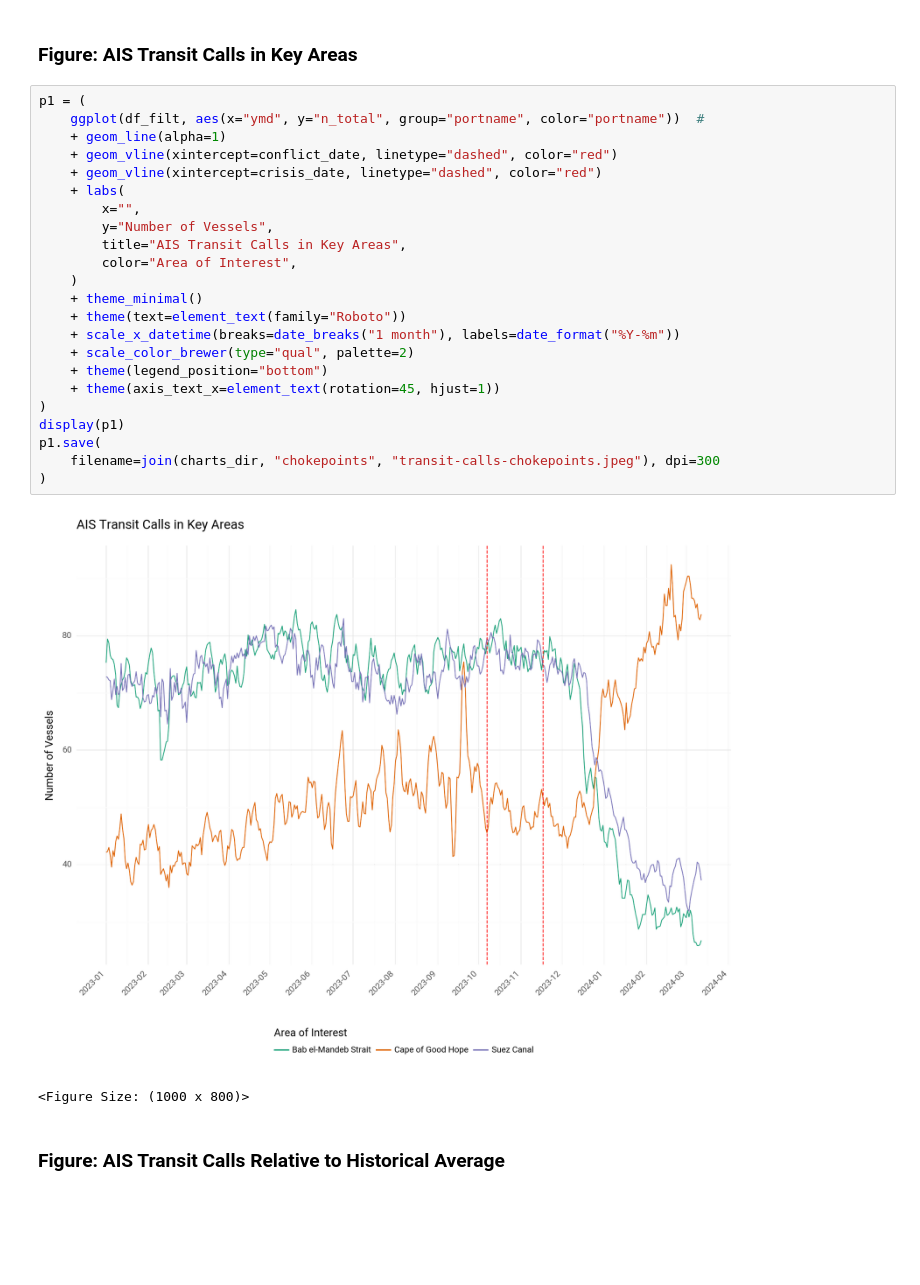
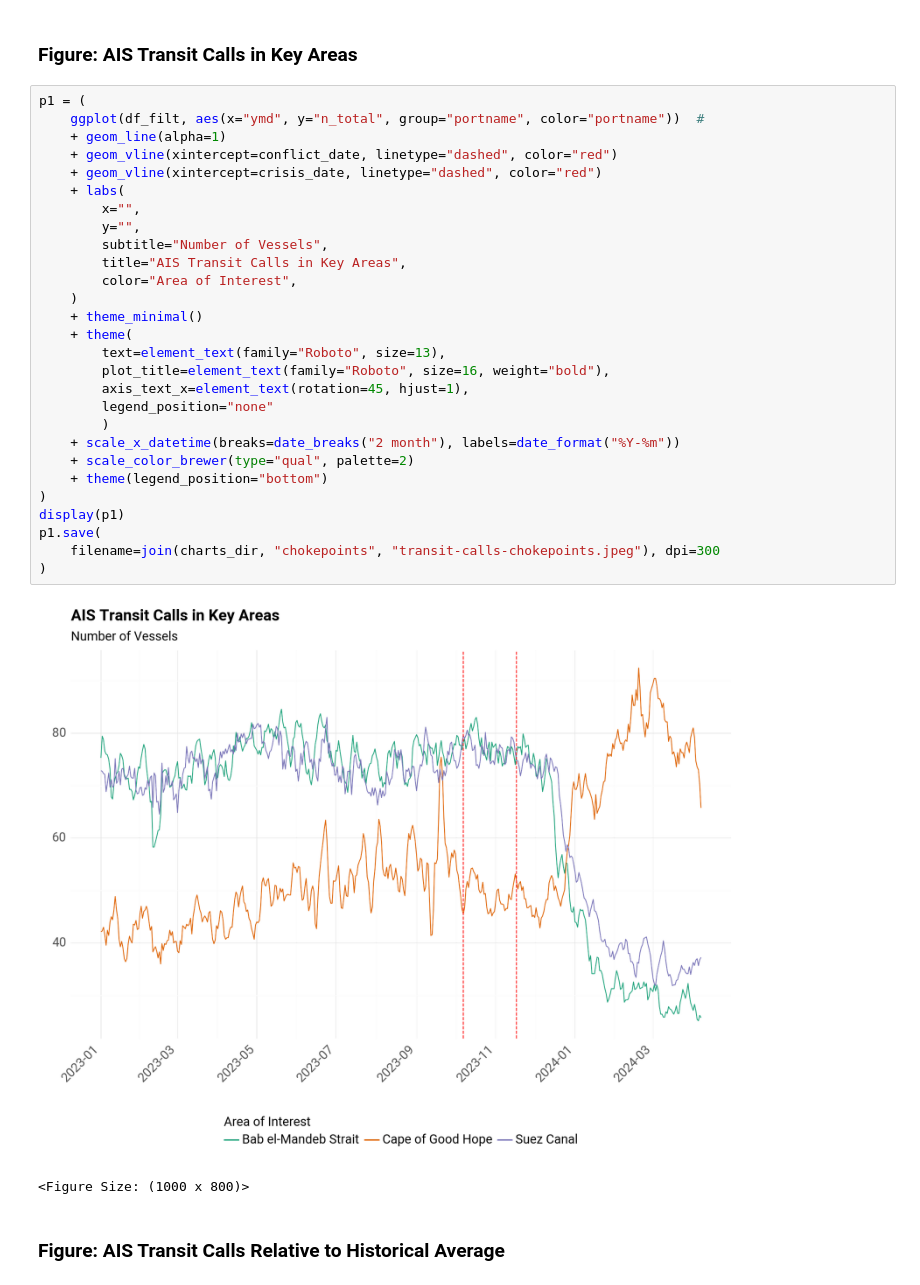
Before and after one commit to datapartnership/red-sea-monitoring, a Jupyter notebook: notebooks/chokepoints/red-sea-chokepoints.ipynb, the cells around one changed output. Drawn from its saved outputs; the diff is of its cells as text; blank space fills up the shorter version.

Commit message:
recreate graphs and add aggregate notebook

```diff
--- a/notebooks/chokepoints/red-sea-chokepoints.ipynb
+++ b/notebooks/chokepoints/red-sea-chokepoints.ipynb
@@ -230,28 +233,33 @@ df_filt = df_filt.loc[~(df_filt.ymd == "2024-02-29")].copy()
 # %%
 p1 = (
     ggplot(df_filt, aes(x="ymd", y="n_total", group="portname", color="portname"))  #
     + geom_line(alpha=1)
     + geom_vline(xintercept=conflict_date, linetype="dashed", color="red")
     + geom_vline(xintercept=crisis_date, linetype="dashed", color="red")
     + labs(
         x="",
-        y="Number of Vessels",
+        y="",
+        subtitle="Number of Vessels",
         title="AIS Transit Calls in Key Areas",
         color="Area of Interest",
     )
     + theme_minimal()
-    + theme(text=element_text(family="Roboto"))
-    + scale_x_datetime(breaks=date_breaks("1 month"), labels=date_format("%Y-%m"))
+    + theme(
+        text=element_text(family="Roboto", size=13),
+        plot_title=element_text(family="Roboto", size=16, weight="bold"),
+        axis_text_x=element_text(rotation=45, hjust=1),
+        legend_position="none"
+        )
+    + scale_x_datetime(breaks=date_breaks("2 month"), labels=date_format("%Y-%m"))
     + scale_color_brewer(type="qual", palette=2)
     + theme(legend_position="bottom")
-    + theme(axis_text_x=element_text(rotation=45, hjust=1))
 )
 display(p1)
 p1.save(
     filename=join(charts_dir, "chokepoints", "transit-calls-chokepoints.jpeg"), dpi=300
 )
 # %% [output]
-[figure, old version]
+[figure, new version]
 <Figure Size: (1000 x 800)>
 # %% [markdown]
 ### Figure: AIS Transit Calls Relative to Historical Average
```
Also changed, not shown: parts of 9 cells of this notebook, 50 other files.
